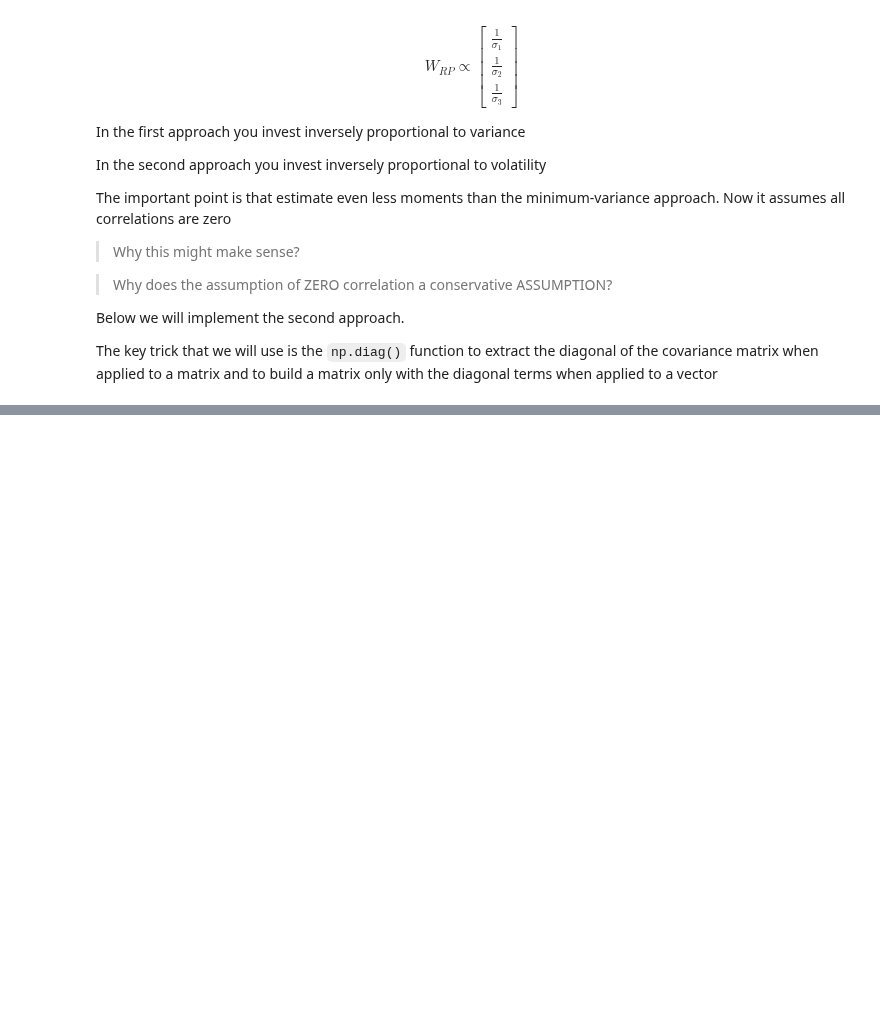
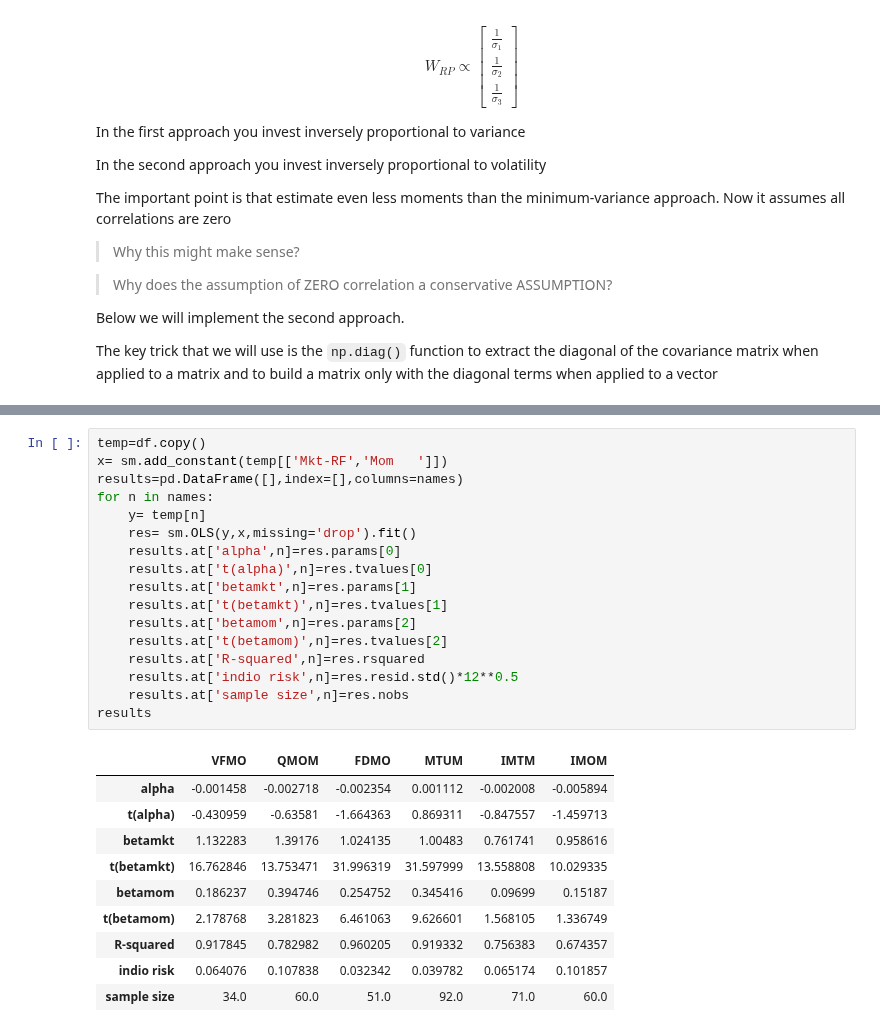
Before and after one commit to jdp9675/UG54, a Jupyter notebook: chapters/Finance/leftovers.ipynb, the cells around one changed output, grey strips where cells are left out. Cells and saved outputs as stored; diff of their text form; blank space fills up the shorter version.

```diff
--- a/chapters/Finance/leftovers.ipynb
+++ b/chapters/Finance/leftovers.ipynb
@@ -401,0 +427,28 @@ The key trick that we will use is the `np.diag()` function to extract the diagon
+# %%
+temp=df.copy()
+x= sm.add_constant(temp[['Mkt-RF','Mom   ']])
+results=pd.DataFrame([],index=[],columns=names)
+for n in names:
+    y= temp[n]
+    res= sm.OLS(y,x,missing='drop').fit()
+    results.at['alpha',n]=res.params[0]
+    results.at['t(alpha)',n]=res.tvalues[0]
+    results.at['betamkt',n]=res.params[1]
+    results.at['t(betamkt)',n]=res.tvalues[1]
+    results.at['betamom',n]=res.params[2]
+    results.at['t(betamom)',n]=res.tvalues[2]
+    results.at['R-squared',n]=res.rsquared
+    results.at['indio risk',n]=res.resid.std()*12**0.5
+    results.at['sample size',n]=res.nobs
+results
+# %% [output]
+|  | VFMO | QMOM | FDMO | MTUM | IMTM | IMOM |
+| alpha | -0.001458 | -0.002718 | -0.002354 | 0.001112 | -0.002008 | -0.005894 |
+| t(alpha) | -0.430959 | -0.63581 | -1.664363 | 0.869311 | -0.847557 | -1.459713 |
+| betamkt | 1.132283 | 1.39176 | 1.024135 | 1.00483 | 0.761741 | 0.958616 |
+| t(betamkt) | 16.762846 | 13.753471 | 31.996319 | 31.597999 | 13.558808 | 10.029335 |
+| betamom | 0.186237 | 0.394746 | 0.254752 | 0.345416 | 0.09699 | 0.15187 |
+| t(betamom) | 2.178768 | 3.281823 | 6.461063 | 9.626601 | 1.568105 | 1.336749 |
+| R-squared | 0.917845 | 0.782982 | 0.960205 | 0.919332 | 0.756383 | 0.674357 |
+| indio risk | 0.064076 | 0.107838 | 0.032342 | 0.039782 | 0.065174 | 0.101857 |
+| sample size | 34.0 | 60.0 | 51.0 | 92.0 | 71.0 | 60.0 |
```
Also changed, not shown: parts of 5 cells of this notebook, 2 other files.
